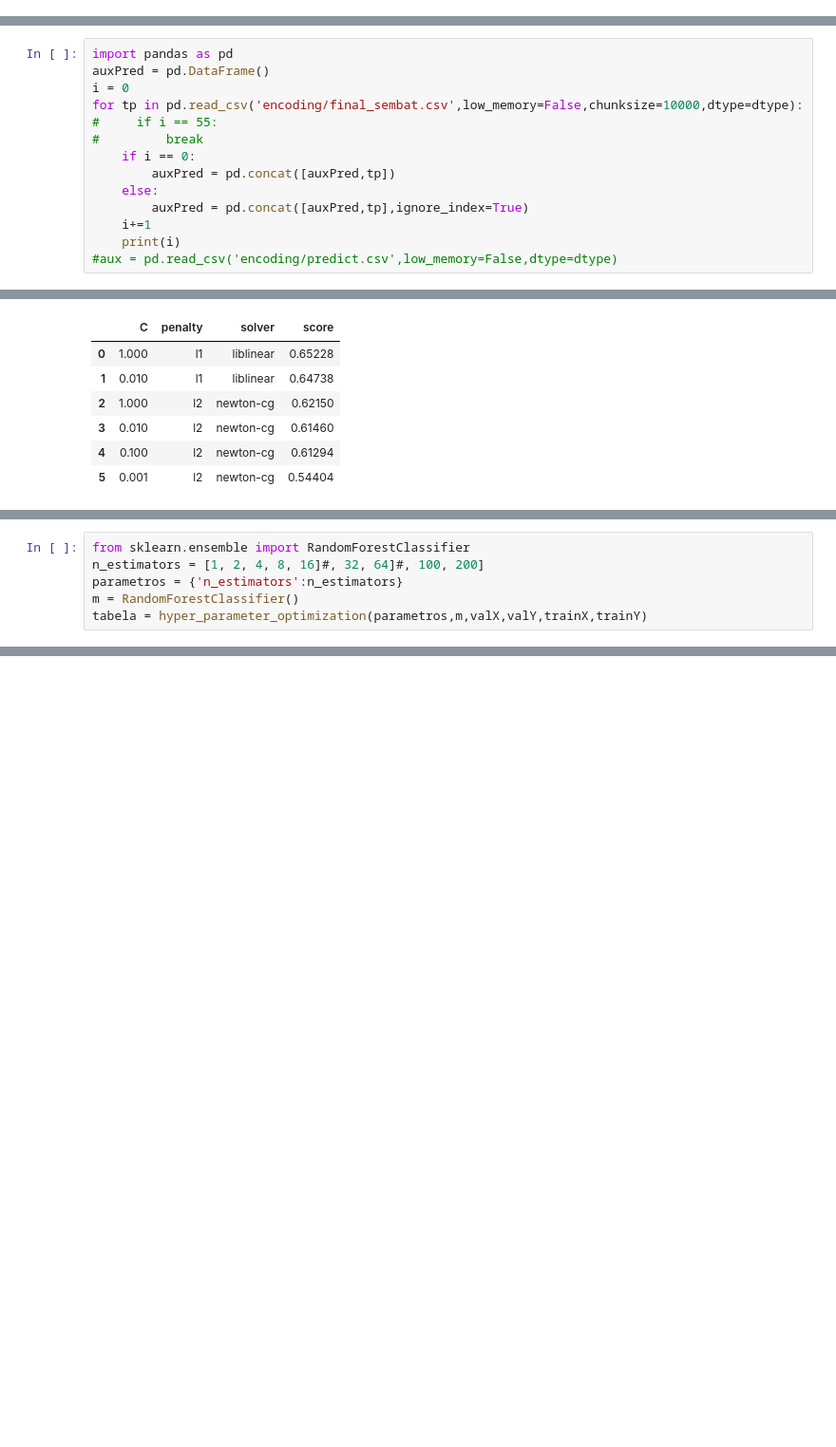
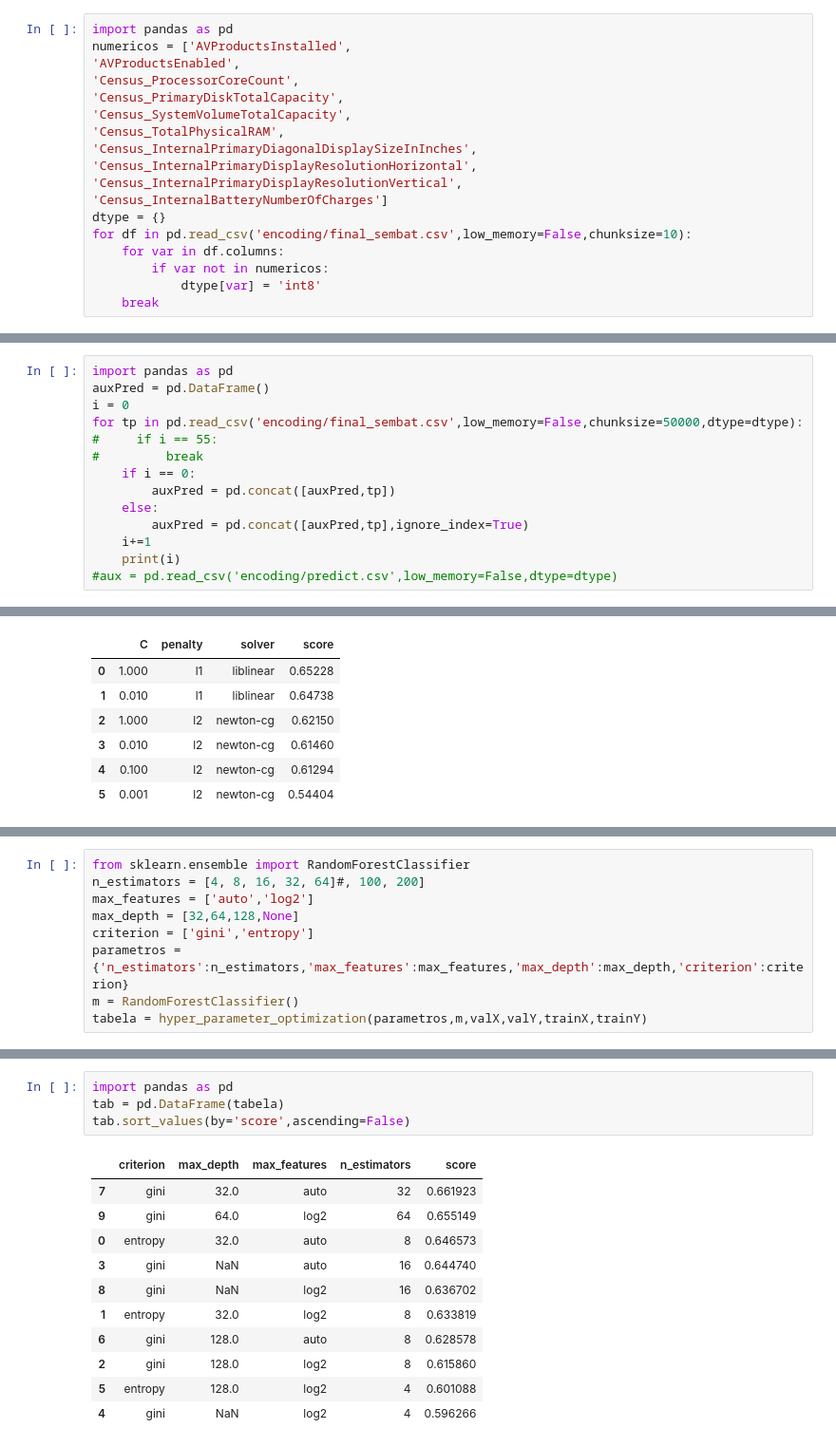
Before and after one commit to josepferreira/AA2, a Jupyter notebook: Notebooks/TratamentoDados.ipynb, the cells around one changed output, grey strips where cells are left out. Shown at 95% size. Saved outputs shown, nothing was run; the diff lists cells and outputs as text; blank space fills up the shorter version.

```diff
--- a/Notebooks/TratamentoDados.ipynb
+++ b/Notebooks/TratamentoDados.ipynb
@@ -1366,10 +501,28 @@ dtype = {'Census_InternalBatteryType_lion': 'int8',
+# %%
+import pandas as pd
+numericos = ['AVProductsInstalled',
+'AVProductsEnabled',
+'Census_ProcessorCoreCount',
+'Census_PrimaryDiskTotalCapacity',
+'Census_SystemVolumeTotalCapacity',
+'Census_TotalPhysicalRAM',
+'Census_InternalPrimaryDiagonalDisplaySizeInInches',
+'Census_InternalPrimaryDisplayResolutionHorizontal',
+'Census_InternalPrimaryDisplayResolutionVertical',
+'Census_InternalBatteryNumberOfCharges']
+dtype = {}
+for df in pd.read_csv('encoding/final_sembat.csv',low_memory=False,chunksize=10):
+    for var in df.columns:
+        if var not in numericos:
+            dtype[var] = 'int8'
+    break
 # %% [markdown]
 Tivemos de definir os tipos para int8 para que não ocupe demasiado espaço, caso contrário não era possível carregar o dataset. Para além disso tivemos de ir lendo o dataset em *chunks* e juntando-os pois a função **read_csv** tem problemas de memória.
 # %%
 import pandas as pd
 auxPred = pd.DataFrame()
 i = 0
-for tp in pd.read_csv('encoding/final_sembat.csv',low_memory=False,chunksize=10000,dtype=dtype):
+for tp in pd.read_csv('encoding/final_sembat.csv',low_memory=False,chunksize=50000,dtype=dtype):
 #     if i == 55:
 #         break
     if i == 0:
@@ -1617,6 +759,9 @@ gc.collect()
 # %%
 from sklearn.ensemble import RandomForestClassifier
-n_estimators = [1, 2, 4, 8, 16]#, 32, 64]#, 100, 200]
-parametros = {'n_estimators':n_estimators}
+n_estimators = [4, 8, 16, 32, 64]#, 100, 200]
+max_features = ['auto','log2']
+max_depth = [32,64,128,None]
+criterion = ['gini','entropy']
+parametros = {'n_estimators':n_estimators,'max_features':max_features,'max_depth':max_depth,'criterion':criterion}
 m = RandomForestClassifier()
 tabela = hyper_parameter_optimization(parametros,m,valX,valY,trainX,trainY)
@@ -1632,0 +768,16 @@ tabela
+# %%
+import pandas as pd
+tab = pd.DataFrame(tabela)
+tab.sort_values(by='score',ascending=False)
+# %% [output]
+|  | criterion | max_depth | max_features | n_estimators | score |
+| 7 | gini | 32.0 | auto | 32 | 0.661923 |
+| 9 | gini | 64.0 | log2 | 64 | 0.655149 |
+| 0 | entropy | 32.0 | auto | 8 | 0.646573 |
+| 3 | gini | NaN | auto | 16 | 0.644740 |
+| 8 | gini | NaN | log2 | 16 | 0.636702 |
+| 1 | entropy | 32.0 | log2 | 8 | 0.633819 |
+| 6 | gini | 128.0 | auto | 8 | 0.628578 |
+| 2 | gini | 128.0 | log2 | 8 | 0.615860 |
+| 5 | entropy | 128.0 | log2 | 4 | 0.601088 |
+| 4 | gini | NaN | log2 | 4 | 0.596266 |
```
Also changed, not shown: parts of 51 cells of this notebook, 2 other files.
